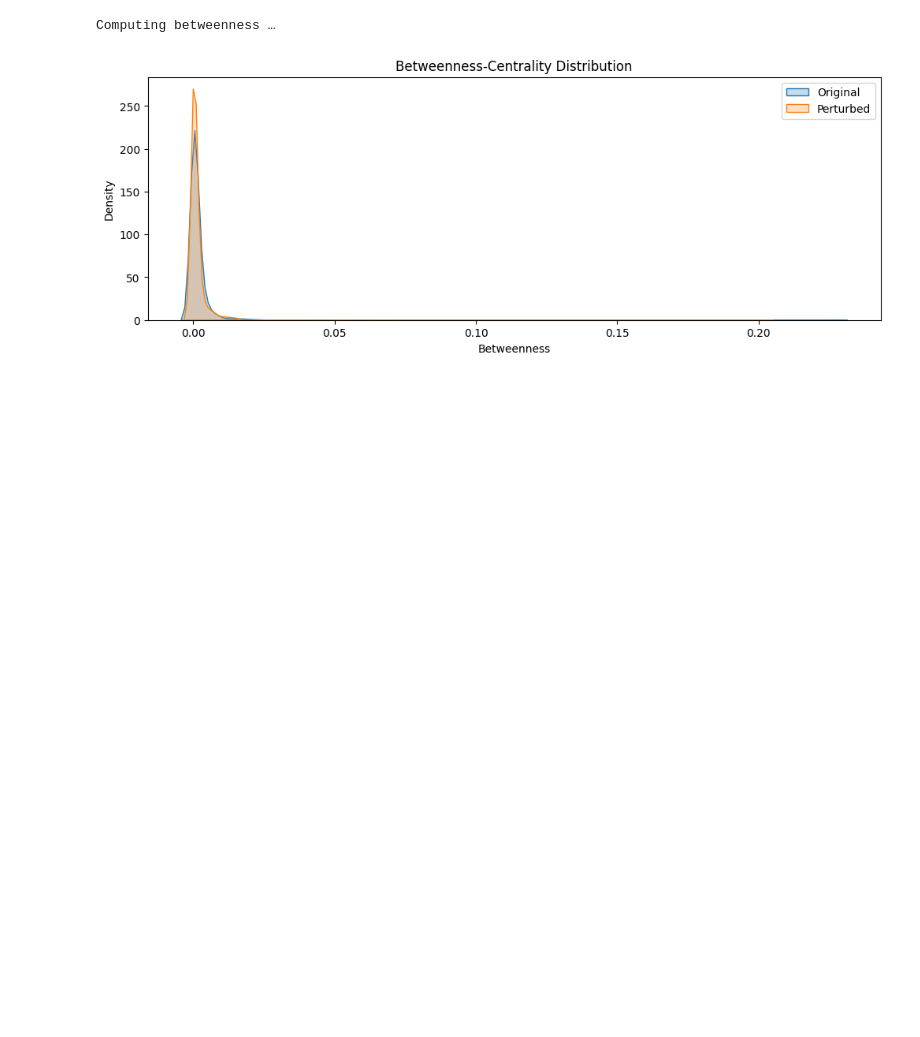
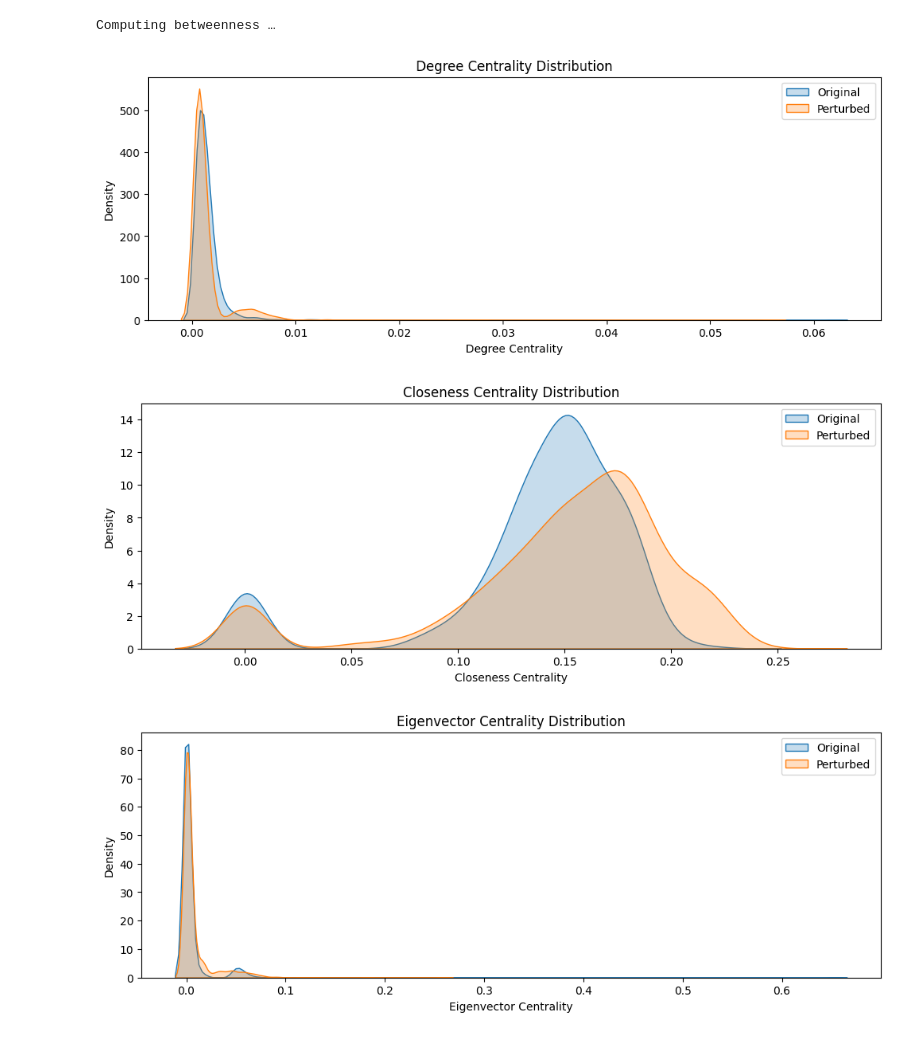
Before and after one commit to SoniaBorsi/Adversarial-Attack-GNN, a Jupyter notebook: network_analysis.ipynb, the cells around one changed output. Saved outputs shown, nothing was run; the diff lists cells and outputs as text; code cells hidden in the pictures; blank space fills up the shorter version.

Commit message:
added new stuff to attack and dataloader + network analysis

```diff
--- a/network_analysis.ipynb
+++ b/network_analysis.ipynb
@@ -261,20 +308,42 @@ btw_orig = betweenness(G_original,  SAMPLE)
 btw_pert = betweenness(G_perturbed, SAMPLE)
 # %% [output]
 Computing betweenness …
-# %%
-
-# ► 2) turn into 1-D arrays (aligned by node id)
-orig_vals = np.array([btw_orig[n] for n in sorted(btw_orig)])
-pert_vals = np.array([btw_pert[n] for n in sorted(btw_pert)])
-
-# KDE plot ------------------------------------------------------
-plt.figure(figsize=(12,4))
-sns.kdeplot(orig_vals,  label="Original",  fill=True)
-sns.kdeplot(pert_vals, label="Perturbed", fill=True)
-plt.title("Betweenness-Centrality Distribution")
-plt.xlabel("Betweenness"); plt.ylabel("Density"); plt.legend(); plt.show()
-# %% [output]
-[figure, removed]
+# %%
+import networkx as nx
+
+# Degree centrality
+deg_orig  = nx.degree_centrality(G_original)
+deg_pert  = nx.degree_centrality(G_perturbed)
+
+# Closeness centrality
+close_orig = nx.closeness_centrality(G_original)
+close_pert = nx.closeness_centrality(G_perturbed)
+
+# Eigenvector centrality (can raise errors if graph is disconnected)
+eig_orig = nx.eigenvector_centrality(G_original, max_iter=1000)
+eig_pert = nx.eigenvector_centrality(G_perturbed, max_iter=1000)
+# %%
+def plot_metric(metric_orig, metric_pert, title, xlabel):
+    vals_orig = np.array([metric_orig[n] for n in sorted(metric_orig)])
+    vals_pert = np.array([metric_pert[n] for n in sorted(metric_pert)])
+
+    plt.figure(figsize=(12,4))
+    sns.kdeplot(vals_orig, label="Original", fill=True)
+    sns.kdeplot(vals_pert, label="Perturbed", fill=True)
+    plt.title(title)
+    plt.xlabel(xlabel)
+    plt.ylabel("Density")
+    plt.legend()
+    plt.show()
+
+# Example usage:
+plot_metric(deg_orig, deg_pert, "Degree Centrality Distribution", "Degree Centrality")
+plot_metric(close_orig, close_pert, "Closeness Centrality Distribution", "Closeness Centrality")
+plot_metric(eig_orig, eig_pert, "Eigenvector Centrality Distribution", "Eigenvector Centrality")
+# %% [output]
+[figure, added]
+[figure, added]
+[figure, added]
 # %%
 # Load original Planetoid Cora dataset
 dataset = Planetoid(root='cora', name='Cora', split='public')
```
Also changed, not shown: parts of 19 cells of this notebook, 19 other files.
